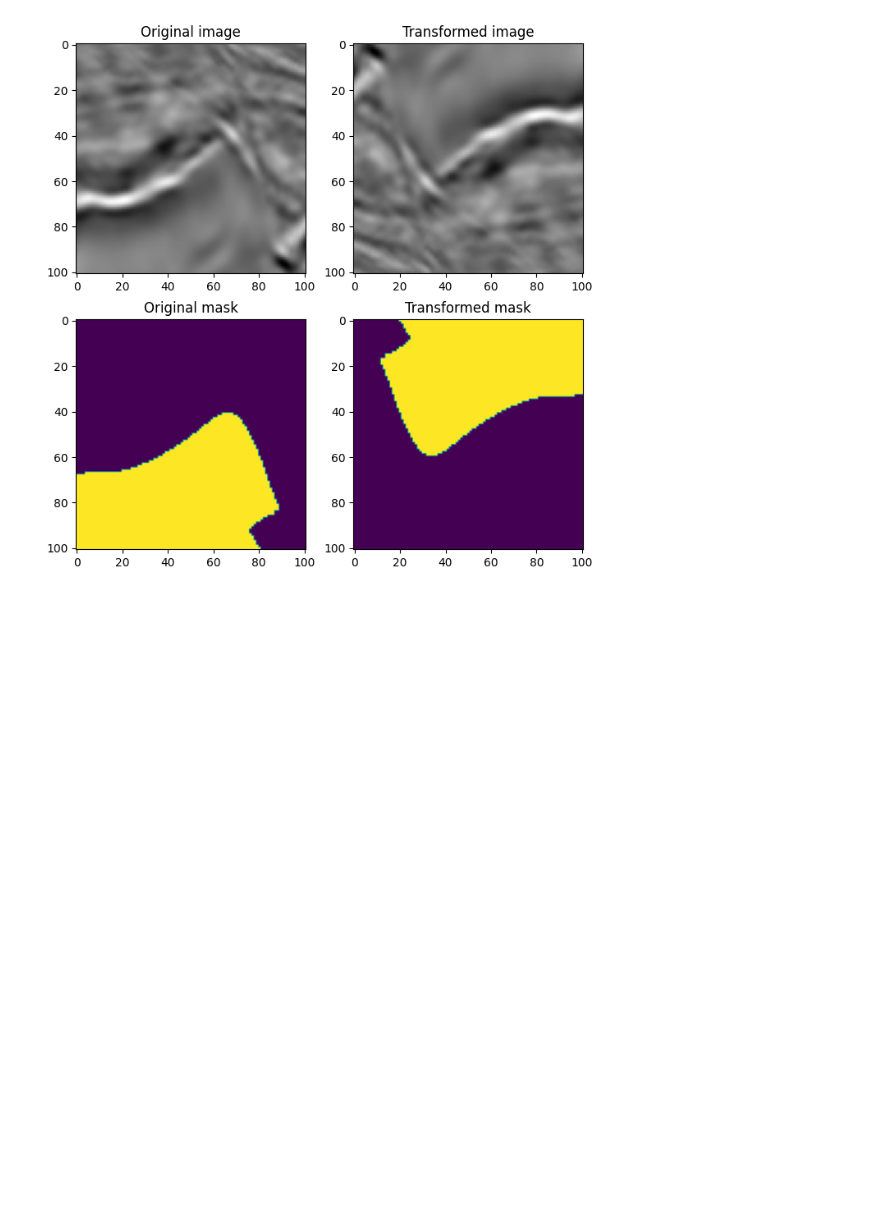
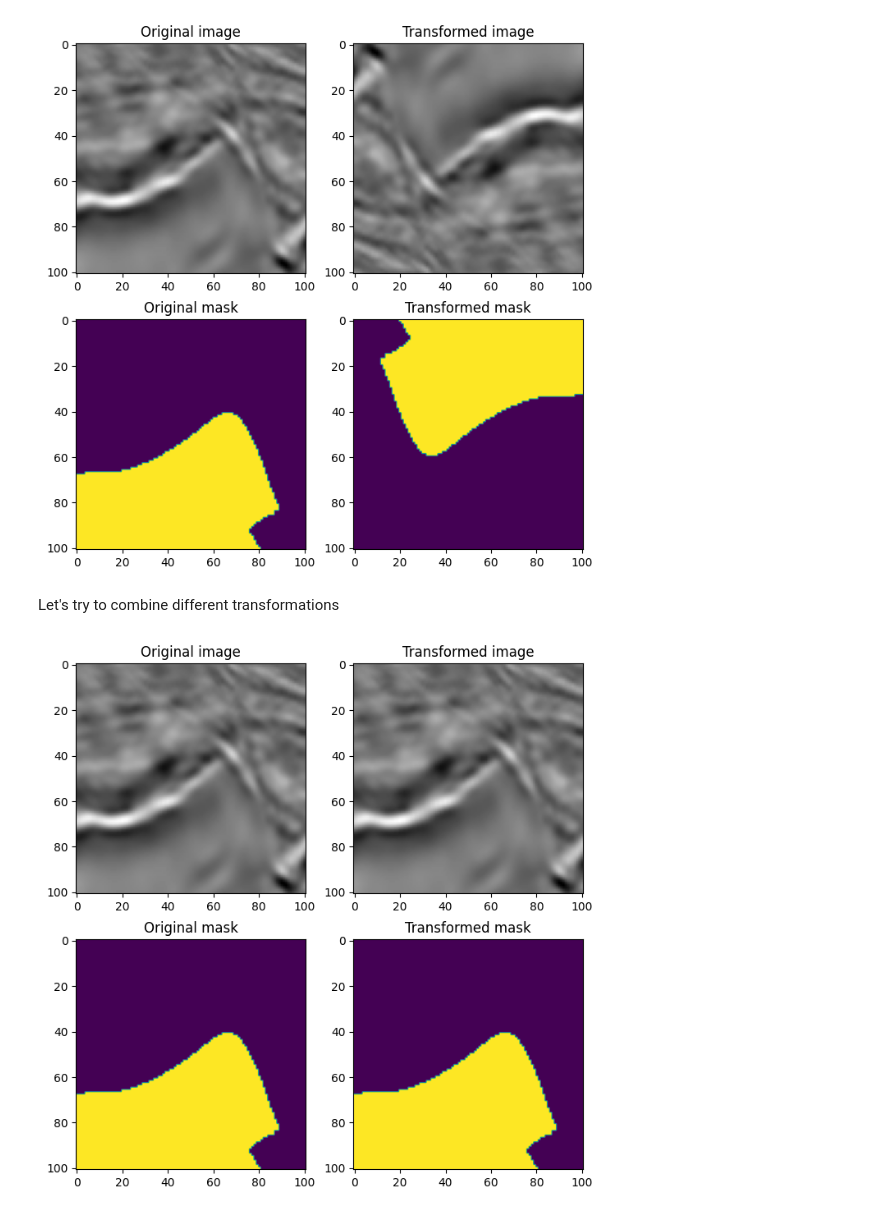
Before and after one commit to on2k23nm/MyLearnings, a Jupyter notebook: Albumentations/test.ipynb, the cells around one changed output. Cells and saved outputs as stored; diff of their text form; code cells hidden in the pictures; blank space fills up the shorter version.

```diff
--- a/Albumentations/test.ipynb
+++ b/Albumentations/test.ipynb
@@ -147,3 +157,20 @@ visualize(image=image_rot90, mask=mask_rot90, original_image=image, original_mas
 # %% [output]
 image_rot90 : (101, 101, 3), mask_rot90 : (101, 101)
 [figure]
+# %% [markdown]
+Let's try to combine different transformations
+# %%
+aug = A.Compose([
+    A.VerticalFlip(p=0.2),
+    A.RandomRotate90(p=0.5)]
+                )
+
+#random.seed(7)
+augmented = aug(image=image, mask=mask)
+
+image_light = augmented['image']
+mask_light = augmented['mask']
+
+visualize(image=image_light, mask=mask_light, original_image=image, original_mask=mask)
+# %% [output]
+[figure, added]
```
Also changed, not shown: parts of 4 cells of this notebook, 8 other files.
